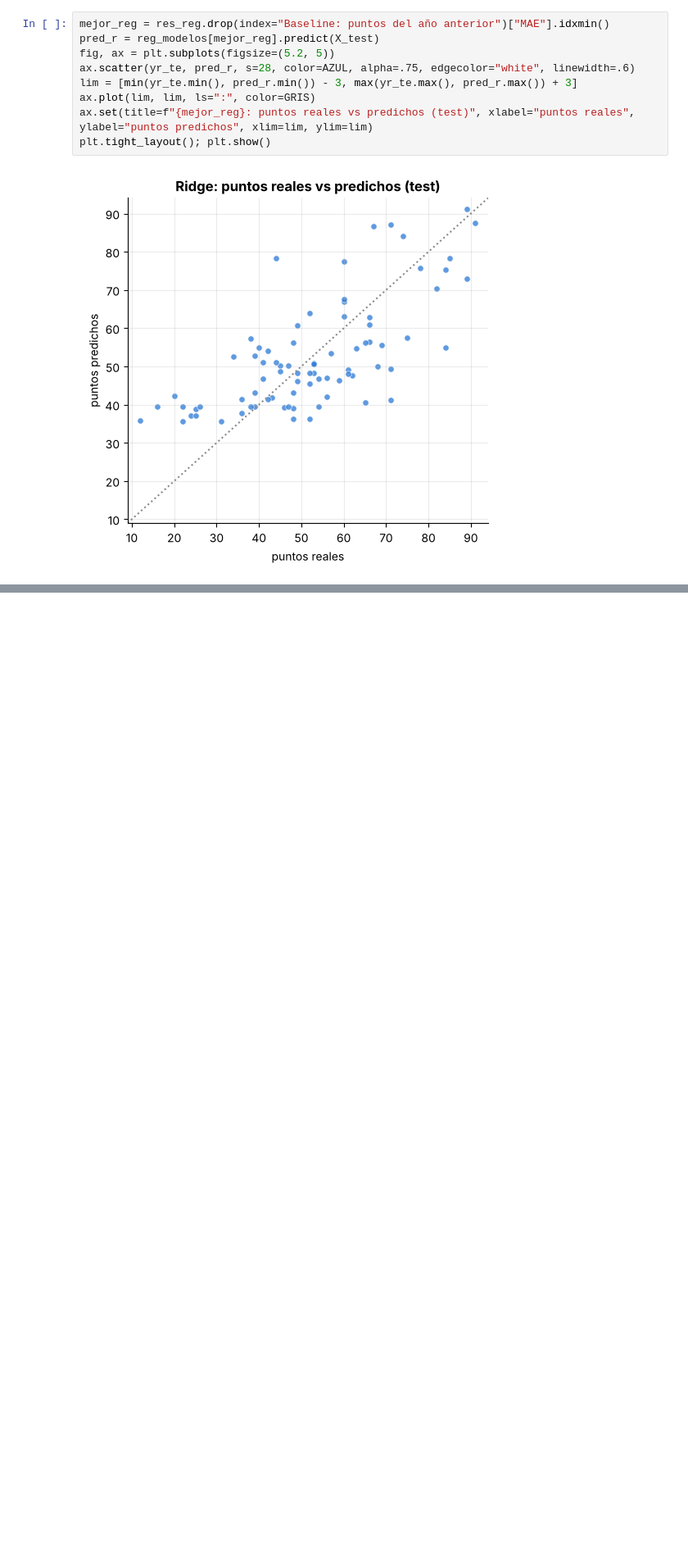
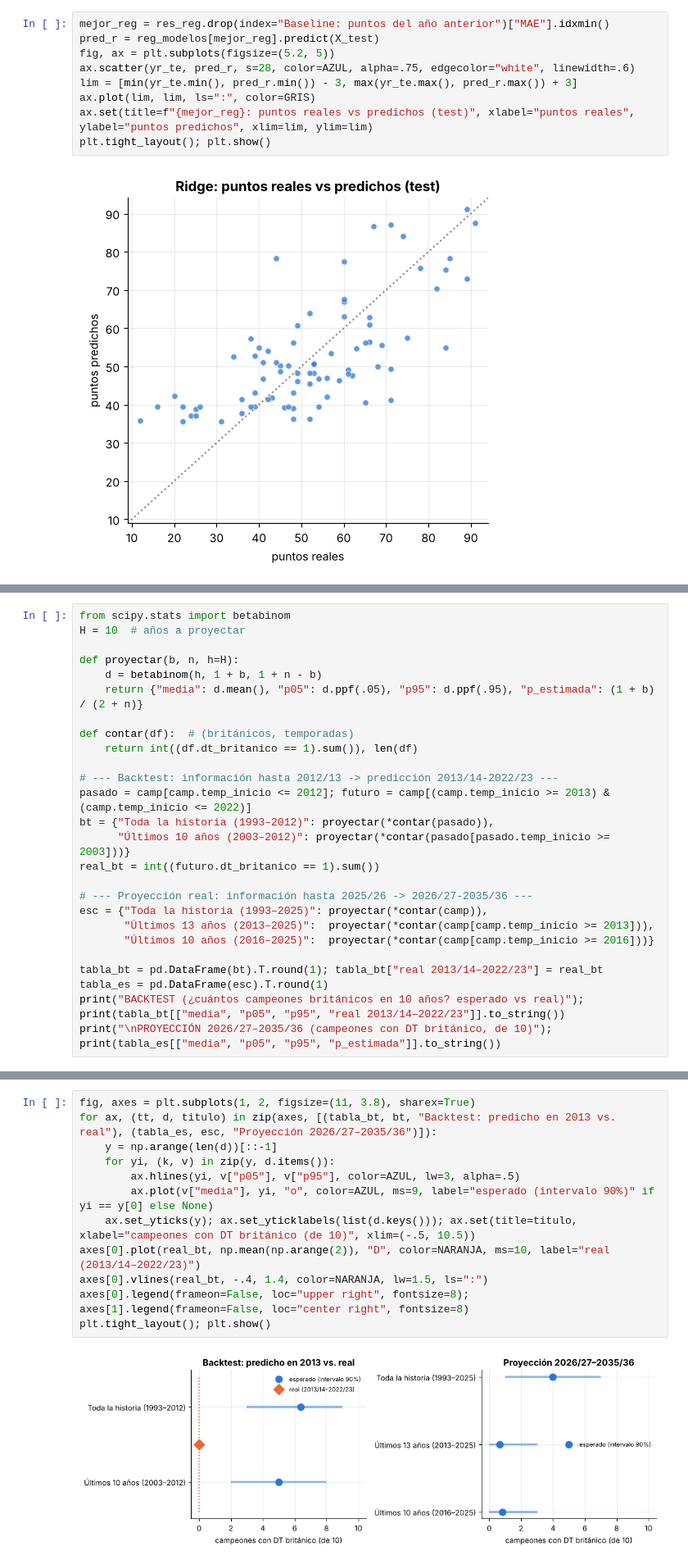
Before and after one commit to Boffranco/Data-Science-2026, a Jupyter notebook: notebooks/02_modelos_supervisados.ipynb, the cells around one changed output, grey strips where cells are left out. Shown at 82% size. Drawn from its saved outputs; the diff is of its cells as text; blank space fills up the shorter version.

```diff
--- a/notebooks/02_modelos_supervisados.ipynb
+++ b/notebooks/02_modelos_supervisados.ipynb
@@ -478,0 +607,26 @@ plt.tight_layout(); plt.show()
+# %%
+from scipy.stats import betabinom
+H = 10  # años a proyectar
+
+def proyectar(b, n, h=H):
+    d = betabinom(h, 1 + b, 1 + n - b)
+    return {"media": d.mean(), "p05": d.ppf(.05), "p95": d.ppf(.95), "p_estimada": (1 + b) / (2 + n)}
+
+def contar(df):  # (británicos, temporadas)
+    return int((df.dt_britanico == 1).sum()), len(df)
+
+# --- Backtest: información hasta 2012/13 -> predicción 2013/14-2022/23 ---
+pasado = camp[camp.temp_inicio <= 2012]; futuro = camp[(camp.temp_inicio >= 2013) & (camp.temp_inicio <= 2022)]
+bt = {"Toda la historia (1993–2012)": proyectar(*contar(pasado)),
+      "Últimos 10 años (2003–2012)": proyectar(*contar(pasado[pasado.temp_inicio >= 2003]))}
+real_bt = int((futuro.dt_britanico == 1).sum())
+
+# --- Proyección real: información hasta 2025/26 -> 2026/27-2035/36 ---
+esc = {"Toda la historia (1993–2025)": proyectar(*contar(camp)),
+       "Últimos 13 años (2013–2025)":  proyectar(*contar(camp[camp.temp_inicio >= 2013])),
+       "Últimos 10 años (2016–2025)":  proyectar(*contar(camp[camp.temp_inicio >= 2016]))}
+
+tabla_bt = pd.DataFrame(bt).T.round(1); tabla_bt["real 2013/14–2022/23"] = real_bt
+tabla_es = pd.DataFrame(esc).T.round(1)
+print("BACKTEST (¿cuántos campeones británicos en 10 años? esperado vs real)"); print(tabla_bt[["media", "p05", "p95", "real 2013/14–2022/23"]].to_string())
+print("\nPROYECCIÓN 2026/27–2035/36 (campeones con DT británico, de 10)"); print(tabla_es[["media", "p05", "p95", "p_estimada"]].to_string())
@@ -478,0 +644,14 @@ plt.tight_layout(); plt.show()
+# %%
+fig, axes = plt.subplots(1, 2, figsize=(11, 3.8), sharex=True)
+for ax, (tt, d, titulo) in zip(axes, [(tabla_bt, bt, "Backtest: predicho en 2013 vs. real"), (tabla_es, esc, "Proyección 2026/27–2035/36")]):
+    y = np.arange(len(d))[::-1]
+    for yi, (k, v) in zip(y, d.items()):
+        ax.hlines(yi, v["p05"], v["p95"], color=AZUL, lw=3, alpha=.5)
+        ax.plot(v["media"], yi, "o", color=AZUL, ms=9, label="esperado (intervalo 90%)" if yi == y[0] else None)
+    ax.set_yticks(y); ax.set_yticklabels(list(d.keys())); ax.set(title=titulo, xlabel="campeones con DT británico (de 10)", xlim=(-.5, 10.5))
+axes[0].plot(real_bt, np.mean(np.arange(2)), "D", color=NARANJA, ms=10, label="real (2013/14–2022/23)")
+axes[0].vlines(real_bt, -.4, 1.4, color=NARANJA, lw=1.5, ls=":")
+axes[0].legend(frameon=False, loc="upper right", fontsize=8); axes[1].legend(frameon=False, loc="center right", fontsize=8)
+plt.tight_layout(); plt.show()
+# %% [output]
+[figure, added]
```
Also changed, not shown: parts of 12 cells of this notebook.
